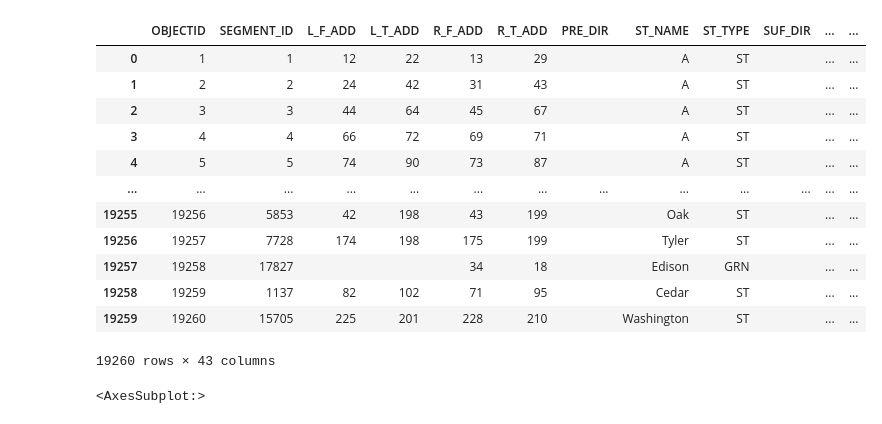
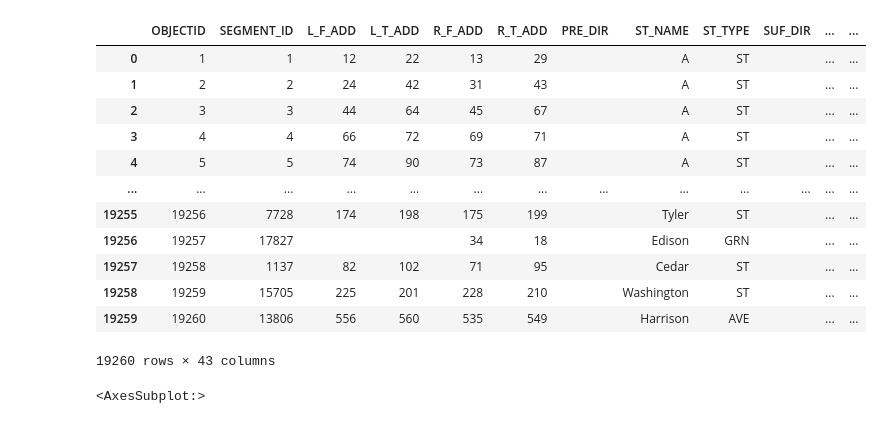
Before and after one commit to 4300-traffic-group/project, a Jupyter notebook: boston_cleanup.ipynb, the cells around one changed output. Drawn from its saved outputs; the diff is of its cells as text; code cells hidden in the pictures.

```diff
--- a/boston_cleanup.ipynb
+++ b/boston_cleanup.ipynb
@@ -20,24 +20,24 @@ In jupyter notebooks, you might have to change your kernel to "geo"
 # %%
 import geopandas as gpd
 import contextily as ctx
 import pandas as pd
 
 # Plot a map of boston
-bos = gpd.read_file("boston.geojson")
+bos = gpd.read_file("streets.json")
 bos
 # %% [output]
 |  | OBJECTID | SEGMENT_ID | L_F_ADD | L_T_ADD | R_F_ADD | R_T_ADD | PRE_DIR | ST_NAME | ST_TYPE | SUF_DIR | ... | ... |
 | 0 | 1 | 1 | 12 | 22 | 13 | 29 |  | A | ST |  | ... | ... |
 | 1 | 2 | 2 | 24 | 42 | 31 | 43 |  | A | ST |  | ... | ... |
 | 2 | 3 | 3 | 44 | 64 | 45 | 67 |  | A | ST |  | ... | ... |
 | 3 | 4 | 4 | 66 | 72 | 69 | 71 |  | A | ST |  | ... | ... |
 | 4 | 5 | 5 | 74 | 90 | 73 | 87 |  | A | ST |  | ... | ... |
 | ... | ... | ... | ... | ... | ... | ... | ... | ... | ... | ... | ... | ... |
-| 19255 | 19256 | 5853 | 42 | 198 | 43 | 199 |  | Oak | ST |  | ... | ... |
-| 19256 | 19257 | 7728 | 174 | 198 | 175 | 199 |  | Tyler | ST |  | ... | ... |
-| 19257 | 19258 | 17827 |  |  | 34 | 18 |  | Edison | GRN |  | ... | ... |
-| 19258 | 19259 | 1137 | 82 | 102 | 71 | 95 |  | Cedar | ST |  | ... | ... |
-| 19259 | 19260 | 15705 | 225 | 201 | 228 | 210 |  | Washington | ST |  | ... | ... |
+| 19255 | 19256 | 7728 | 174 | 198 | 175 | 199 |  | Tyler | ST |  | ... | ... |
+| 19256 | 19257 | 17827 |  |  | 34 | 18 |  | Edison | GRN |  | ... | ... |
+| 19257 | 19258 | 1137 | 82 | 102 | 71 | 95 |  | Cedar | ST |  | ... | ... |
+| 19258 | 19259 | 15705 | 225 | 201 | 228 | 210 |  | Washington | ST |  | ... | ... |
+| 19259 | 19260 | 13806 | 556 | 560 | 535 | 549 |  | Harrison | AVE |  | ... | ... |
 19260 rows × 43 columns
 # %%
 # sts = nbos2[(nbos2['TRACT00_L']=='02115')]
```
Also changed, not shown: parts of 5 cells of this notebook, 8 other files.
